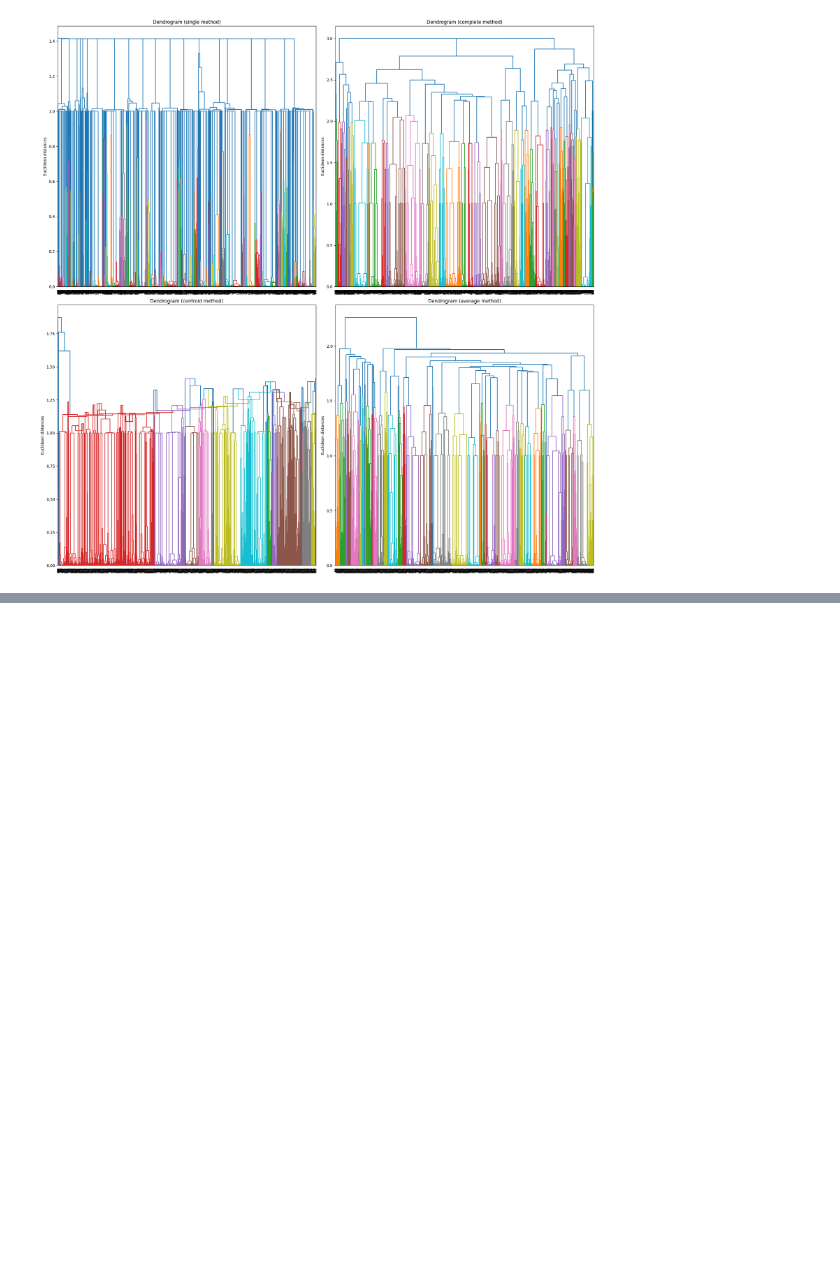
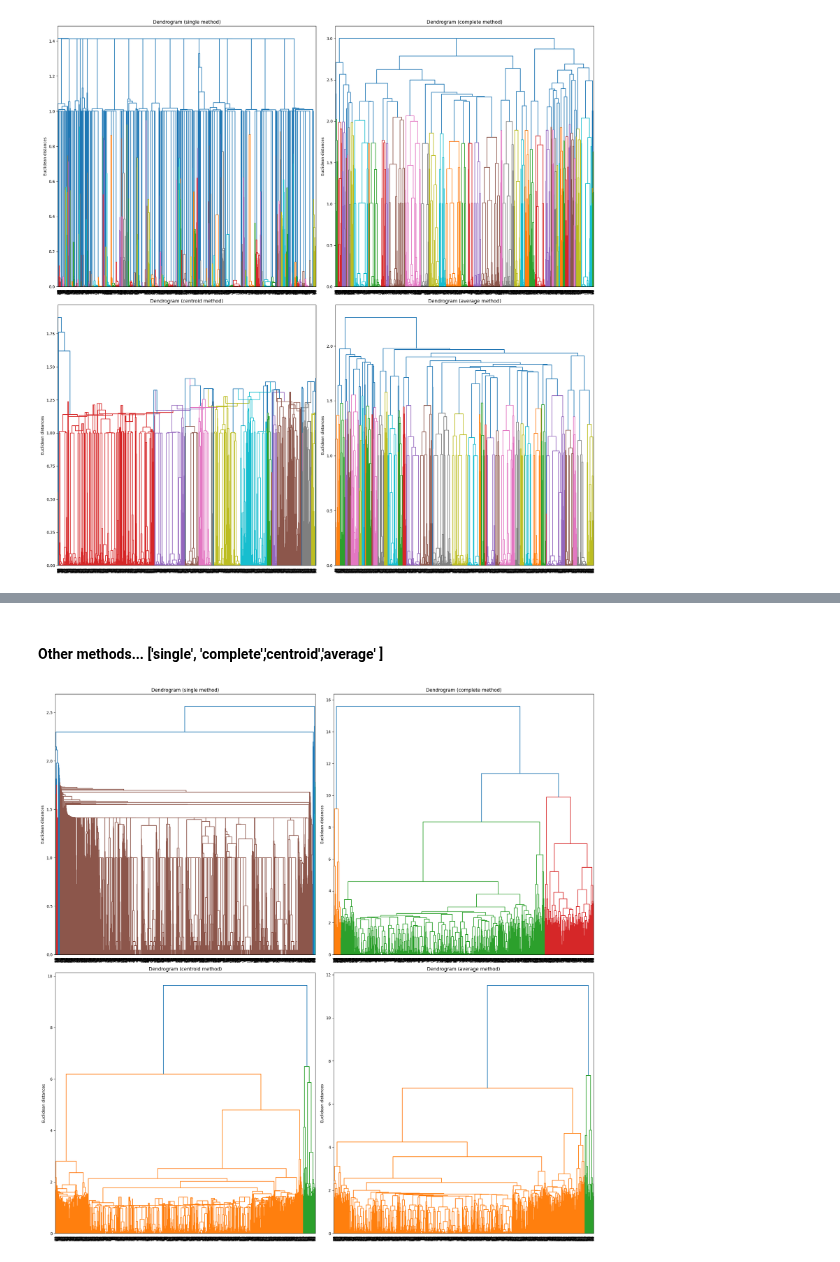
Before and after one commit to franziskasteger/game-of-thrones-survival, a Jupyter notebook: notebooks/clustering_kmeans_carmen.ipynb, the cells around one changed output, grey strips where cells are left out. Cells and saved outputs as stored; diff of their text form; code cells hidden in the pictures; blank space fills up the shorter version.

```diff
--- a/notebooks/clustering_kmeans_carmen.ipynb
+++ b/notebooks/clustering_kmeans_carmen.ipynb
@@ -344,0 +447,28 @@ sns.heatmap(df.select_dtypes(exclude= ['object']).corr(), cmap='coolwarm');
+# %% [markdown]
+#### Other methods... ['single', 'complete','centroid','average' ]
+# %%
+methods = ['single', 'complete','centroid','average' ]
+# %%
+# Create a figure and specify its size
+plt.figure(figsize=(20, 20))
+
+# Loop through the methods, creating a subplot for each
+for i, method in enumerate(methods, 1):  # Start enumeration at 1
+    # Compute the linkage matrix
+    Z = linkage(preprocessed_data, method=method)
+
+    # Create a subplot in the specified position
+    plt.subplot(2, 2, i)
+
+    # Generate the dendrogram for this method
+    dendrogram(Z, color_threshold=None)
+
+    # Add title and labels
+    plt.title(f'Dendrogram ({method} method)')
+    plt.ylabel('Euclidean distances')
+
+# Adjust layout for better spacing between plots
+plt.tight_layout()
+plt.show();
+# %% [output]
+[figure, added]
```
Also changed, not shown: parts of 94 cells of this notebook, 1 other file.
